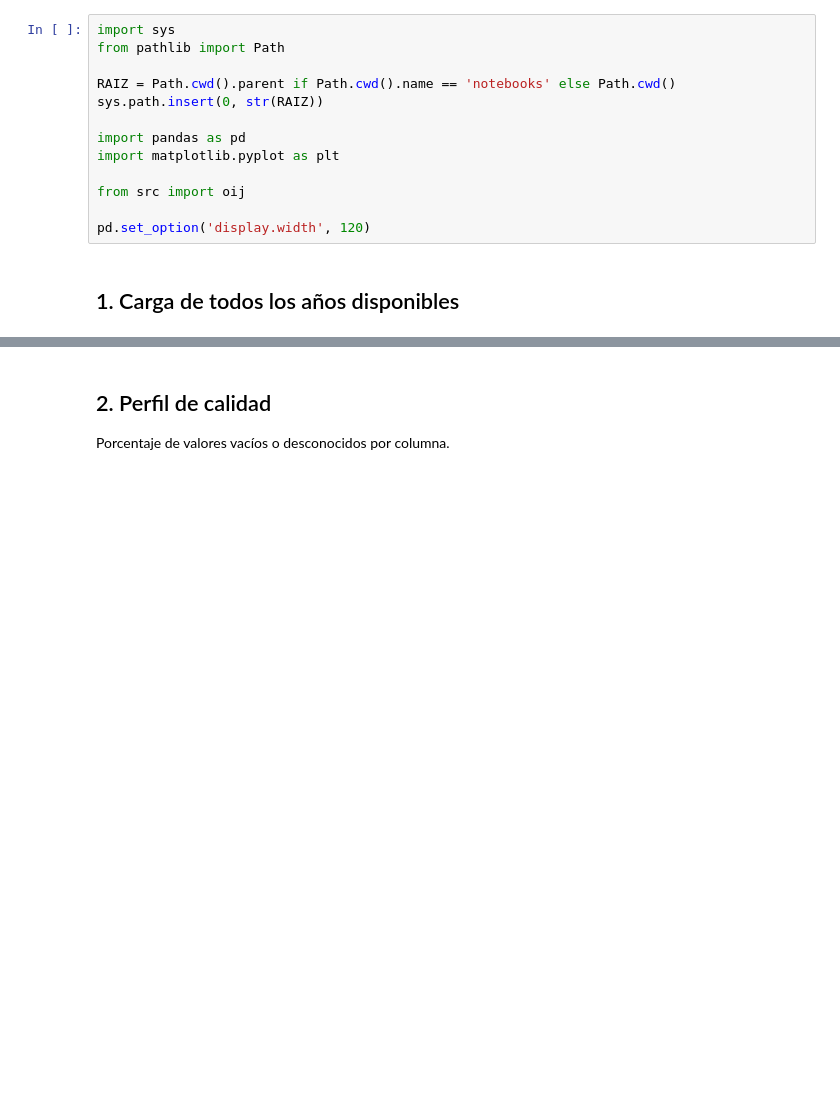
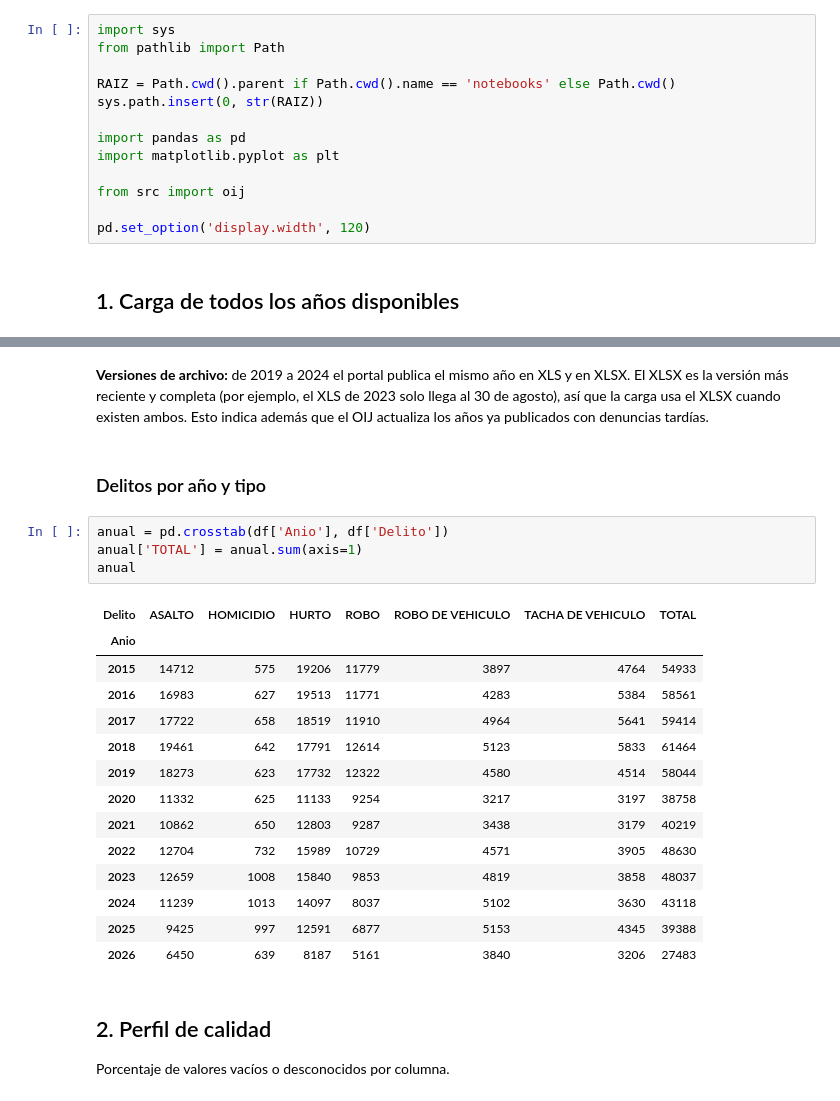
Before and after one commit to isaacsanchezcr-gif/TFM---Isaac-Sanchez, a Jupyter notebook: notebooks/01_integracion_y_calidad.ipynb, the cells around one changed output, grey strips where cells are left out. Drawn from its saved outputs; the diff is of its cells as text; blank space fills up the shorter version.

```diff
--- a/notebooks/01_integracion_y_calidad.ipynb
+++ b/notebooks/01_integracion_y_calidad.ipynb
@@ -33,4 +43,27 @@ resumen
 | 2026 | PJCROD_POLICIALES_V1-2026.xlsx | 27483 | 2026-01-01 | 2026-10-08 |
+# %% [markdown]
+**Versiones de archivo:** de 2019 a 2024 el portal publica el mismo año en XLS y en XLSX. El XLSX es la versión más reciente y completa (por ejemplo, el XLS de 2023 solo llega al 30 de agosto), así que la carga usa el XLSX cuando existen ambos. Esto indica además que el OIJ actualiza los años ya publicados con denuncias tardías.
+# %% [markdown]
+### Delitos por año y tipo
+# %%
+anual = pd.crosstab(df['Anio'], df['Delito'])
+anual['TOTAL'] = anual.sum(axis=1)
+anual
+# %% [output]
+| Delito | ASALTO | HOMICIDIO | HURTO | ROBO | ROBO DE VEHICULO | TACHA DE VEHICULO | TOTAL |
+| Anio |  |  |  |  |  |  |  |
+| 2015 | 14712 | 575 | 19206 | 11779 | 3897 | 4764 | 54933 |
+| 2016 | 16983 | 627 | 19513 | 11771 | 4283 | 5384 | 58561 |
+| 2017 | 17722 | 658 | 18519 | 11910 | 4964 | 5641 | 59414 |
+| 2018 | 19461 | 642 | 17791 | 12614 | 5123 | 5833 | 61464 |
+| 2019 | 18273 | 623 | 17732 | 12322 | 4580 | 4514 | 58044 |
+| 2020 | 11332 | 625 | 11133 | 9254 | 3217 | 3197 | 38758 |
+| 2021 | 10862 | 650 | 12803 | 9287 | 3438 | 3179 | 40219 |
+| 2022 | 12704 | 732 | 15989 | 10729 | 4571 | 3905 | 48630 |
+| 2023 | 12659 | 1008 | 15840 | 9853 | 4819 | 3858 | 48037 |
+| 2024 | 11239 | 1013 | 14097 | 8037 | 5102 | 3630 | 43118 |
+| 2025 | 9425 | 997 | 12591 | 6877 | 5153 | 4345 | 39388 |
+| 2026 | 6450 | 639 | 8187 | 5161 | 3840 | 3206 | 27483 |
 # %% [markdown]
 ## 2. Perfil de calidad
 
```
Also changed, not shown: parts of 7 cells of this notebook, 2 other files.
